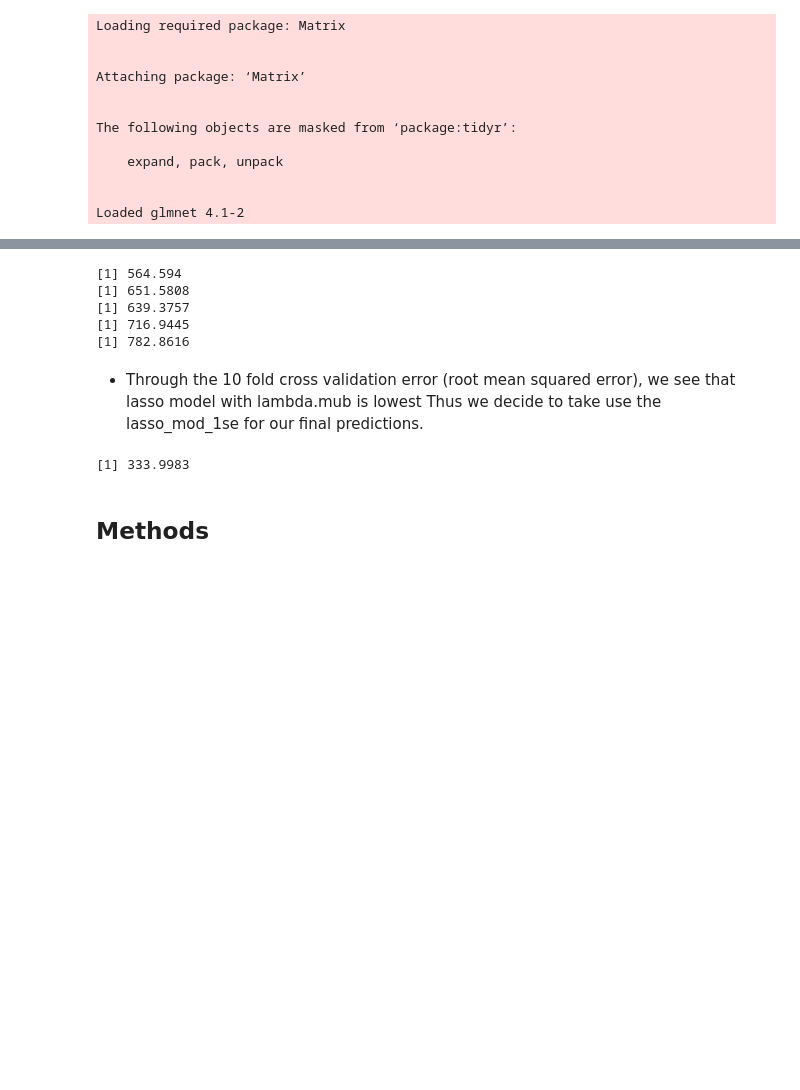
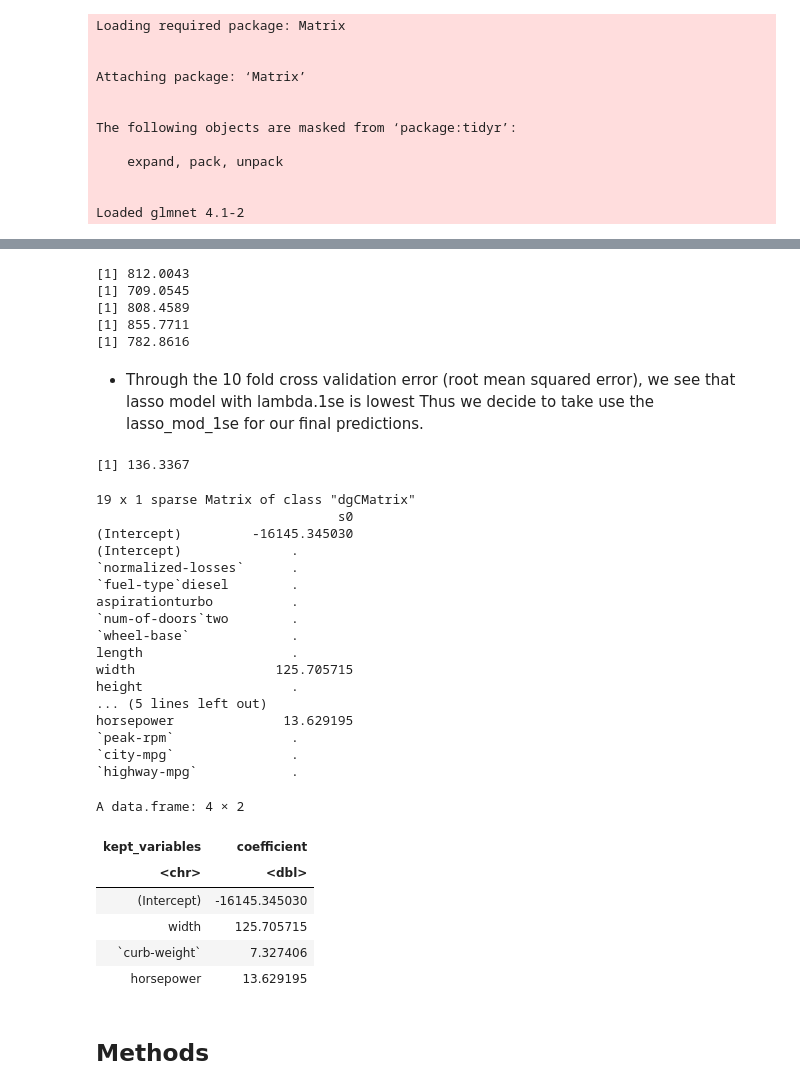
Before and after one commit to NingWang0123/stat301_group_project, a Jupyter notebook: stat301_proposal.ipynb, the cells around one changed output, grey strips where cells are left out. Cells and saved outputs as stored; diff of their text form; code cells hidden in the pictures; blank space fills up the shorter version.

```diff
--- a/stat301_proposal.ipynb
+++ b/stat301_proposal.ipynb
@@ -412,10 +423,10 @@ errors <- matrix(NA,ncol=5,nrow=10)
     train_ols <- training_df_at[!test_rows, ]
     test_ols <- training_df_at[test_rows, ]
 
-    x_train_mat<-model.matrix( ~ ., train[,-21])
+    x_train_mat<-model.matrix( ~ ., train[,-18])
     y_train_mat<-train$price
 
-    x_test_mat<-model.matrix( ~ ., test[,-21])
+    x_test_mat<-model.matrix( ~ ., test[,-18])
     y_test_mat<-test$price
 
     mod_lasso <- glmnet(x=x_train_mat,y=y_train_mat,alpha=1,lambda=lasso_cv$lambda.min)
@@ -476,19 +487,55 @@ for (x in 1:5){
 
 }
 # %% [output]
-[1] 564.594
-[1] 651.5808
-[1] 639.3757
-[1] 716.9445
+[1] 812.0043
+[1] 709.0545
+[1] 808.4589
+[1] 855.7711
 [1] 782.8616
 # %% [markdown]
-- Through the 10 fold cross validation error (root mean squared error), we see that lasso model with lambda.mub is lowest Thus we decide to take use the lasso_mod_1se for our final predictions.
+- Through the 10 fold cross validation error (root mean squared error), we see that lasso model with lambda.1se is lowest Thus we decide to take use the lasso_mod_1se for our final predictions.
 # %%
-lasso_mod_min<-glmnet(x=x_train_mat,y=y_train_mat,alpha=1,lambda=lasso_cv$lambda.min)
-preds<-predict(lasso_mod_min,x_test_mat)
+lasso_mod_1se<-glmnet(x=x_train_mat,y=y_train_mat,alpha=1,lambda=lasso_cv$lambda.1se)
+preds<-predict(lasso_mod_1se,x_test_mat)
 sqrt(mean(y_test_mat-preds)^2)
 # %% [output]
-[1] 333.9983
+[1] 136.3367
+# %%
+coef_mat<-coef(lasso_mod_1se)
+coef_mat
+
+summs <- summary(coef_mat)
+
+
+vars_df<-data.frame(kept_variables = rownames(coef_mat)[summs$i],
+           coefficient = summs$x)
+
+vars_df
+# %% [output]
+19 x 1 sparse Matrix of class "dgCMatrix"
+                               s0
+(Intercept)         -16145.345030
+(Intercept)              .
+`normalized-losses`      .
+`fuel-type`diesel        .
+aspirationturbo          .
+`num-of-doors`two        .
+`wheel-base`             .
+length                   .
+width                  125.705715
+height                   .
+... (5 lines left out)
+horsepower              13.629195
+`peak-rpm`               .
+`city-mpg`               .
+`highway-mpg`            .
+A data.frame: 4 × 2
+| kept_variables | coefficient |
+| <chr> | <dbl> |
+| (Intercept) | -16145.345030 |
+| width | 125.705715 |
+| `curb-weight` | 7.327406 |
+| horsepower | 13.629195 |
 # %% [markdown]
 ## **Methods**
 # %% [markdown]
```
Also changed, not shown: parts of 6 cells of this notebook.
